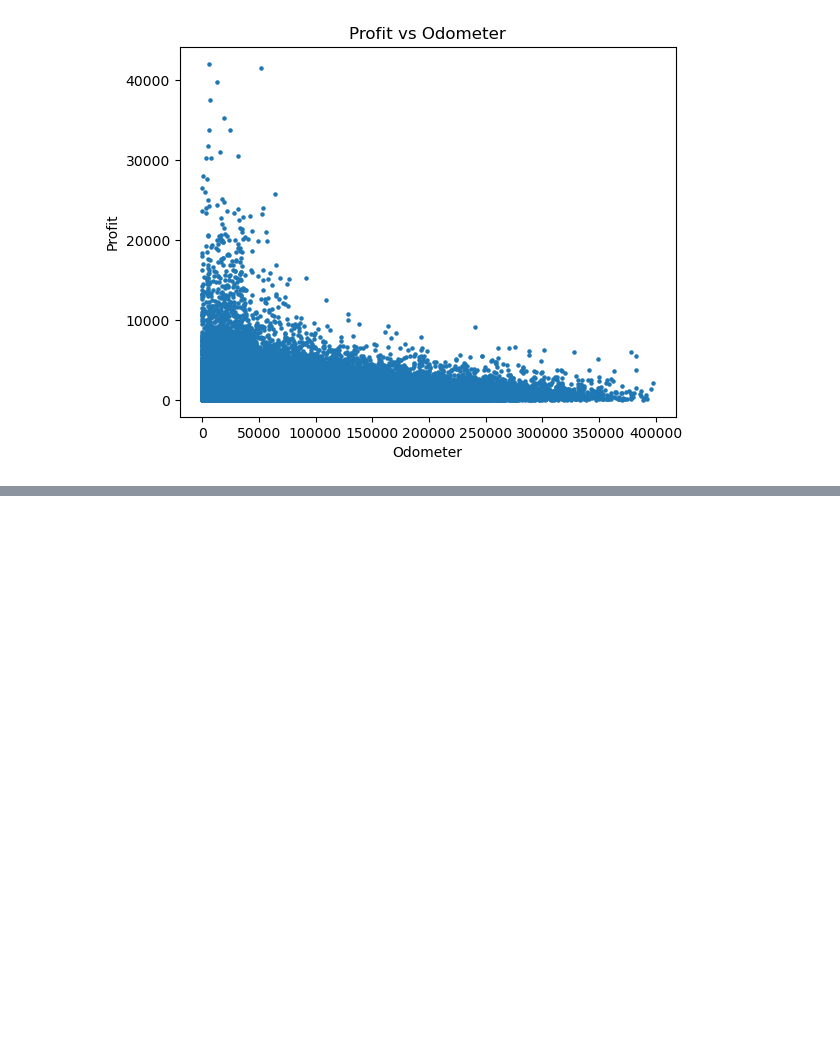
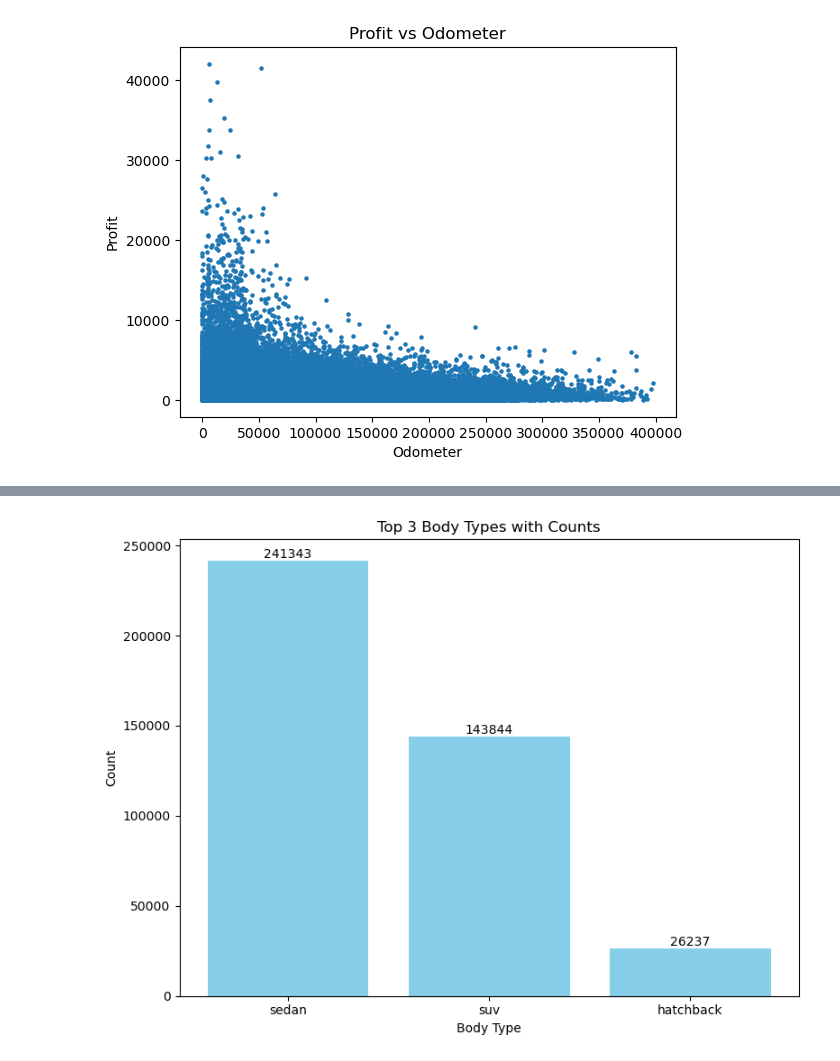
Before and after one commit to hongyuel/data-insights-challenge, a Jupyter notebook: data-1.ipynb, the cells around one changed output, grey strips where cells are left out. Drawn from its saved outputs; the diff is of its cells as text; code cells hidden in the pictures; blank space fills up the shorter version.

```diff
--- a/data-1.ipynb
+++ b/data-1.ipynb
@@ -102,0 +119,21 @@ plt.show()
+# %%
+df["count"] = 1
+grouped = df.groupby(df['body'].str.lower())['count'].sum()
+dict_body = grouped.to_dict()
+top_3 = sorted(dict_body.items(), key=lambda x: x[1], reverse=True)[:3]
+
+categories = [category[0] for category in top_3]
+counts = [category[1] for category in top_3]
+plt.figure(figsize=(8, 6))
+bars = plt.bar(categories, counts, color='skyblue')
+
+for bar in bars:
+    yval = bar.get_height()
+    plt.text(bar.get_x() + bar.get_width()/2, yval, round(yval, 1), va='bottom', ha='center')
+
+plt.xlabel('Body Type')
+plt.ylabel('Count')
+plt.title('Top 3 Body Types with Counts')
+plt.tight_layout()
+# %% [output]
+[figure, added]
```
Also changed, not shown: parts of 6 cells of this notebook.
